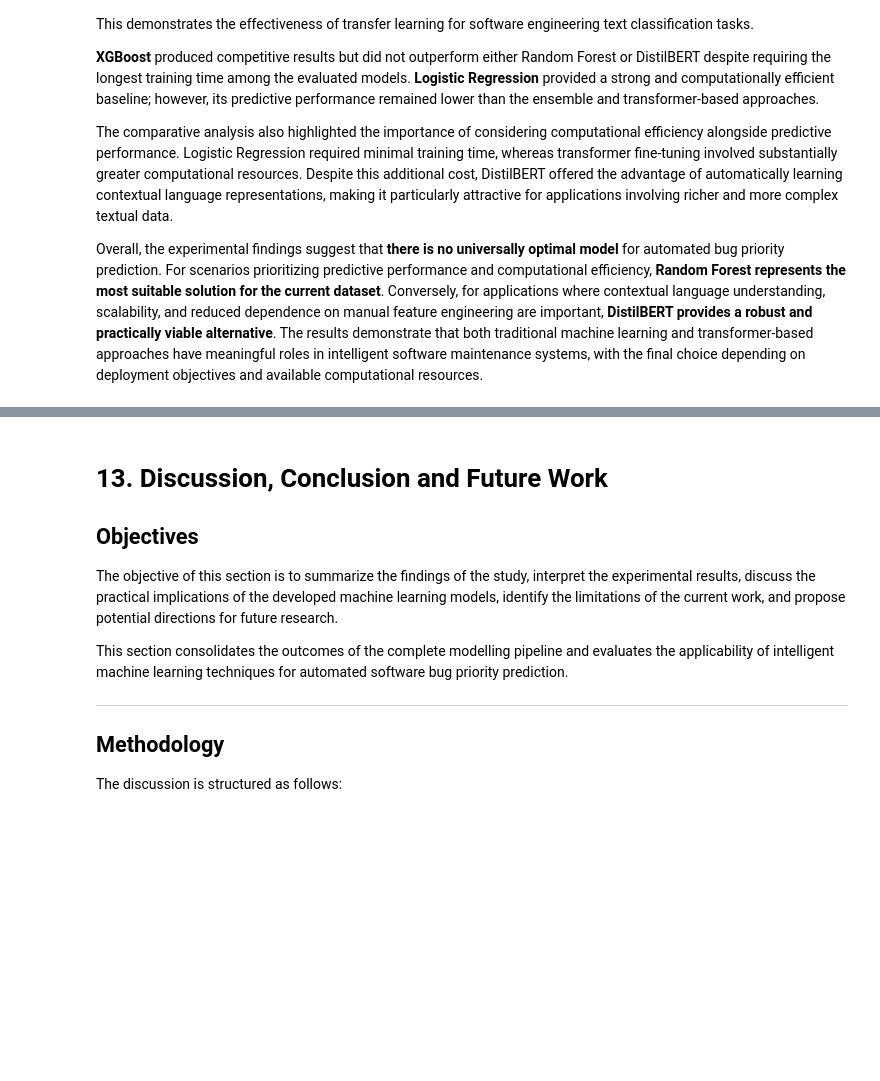
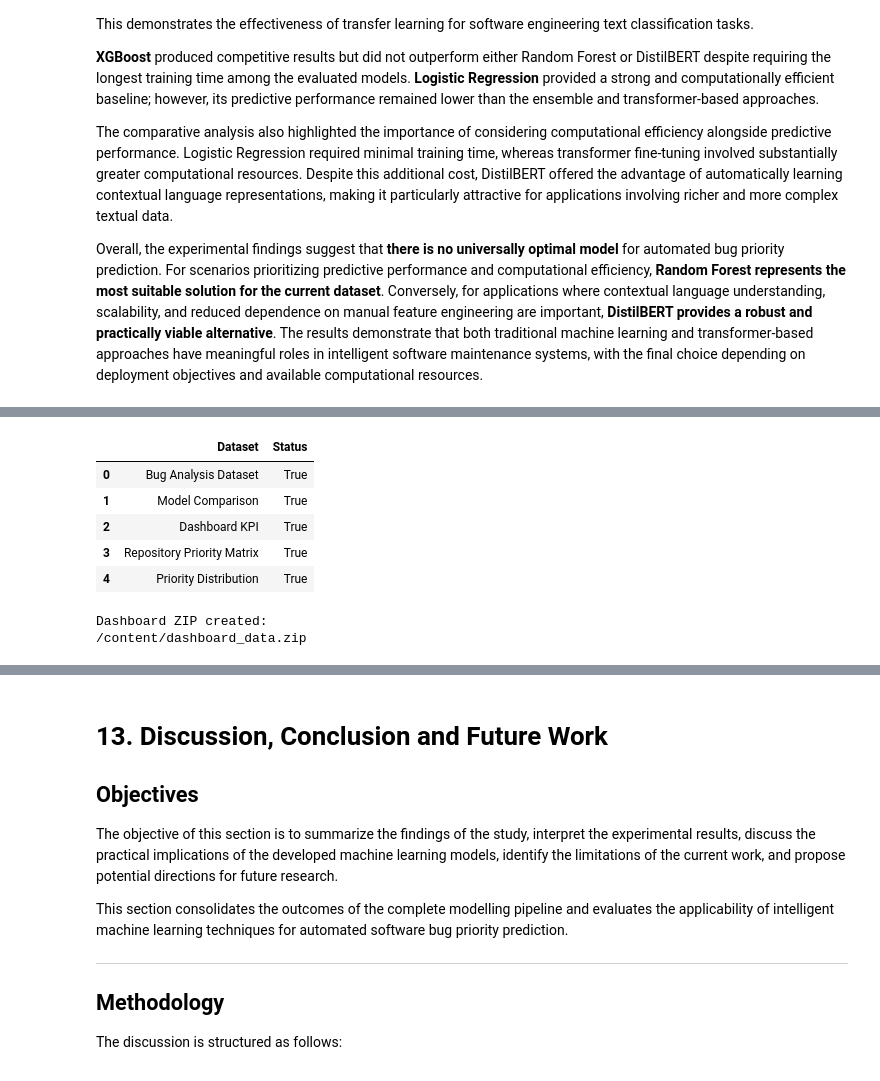
Before and after one commit to SamikshKodgire/AAI-590_CapstoneProject_BugTriaging, a Jupyter notebook: AAI590_CApstoneProject.ipynb, the cells around one changed output, grey strips where cells are left out. Saved outputs shown, nothing was run; the diff lists cells and outputs as text; code cells hidden in the pictures; blank space fills up the shorter version.

```diff
--- a/AAI590_CApstoneProject.ipynb
+++ b/AAI590_CApstoneProject.ipynb
@@ -6564,0 +6755,66 @@ Overall, the experimental findings suggest that **there is no universally optima
+# %%
+# ==========================================================
+# Verify Dashboard Export
+# ==========================================================
+
+dashboard_files = pd.DataFrame({
+
+    "Dataset":[
+
+        "Bug Analysis Dataset",
+
+        "Model Comparison",
+
+        "Dashboard KPI",
+
+        "Repository Priority Matrix",
+
+        "Priority Distribution"
+
+    ],
+
+    "Status":[
+
+        (DASHBOARD_DIR/"bug_analysis_dataset.csv").exists(),
+
+        (DASHBOARD_DIR/"model_comparison.csv").exists(),
+
+        (DASHBOARD_DIR/"dashboard_kpi.csv").exists(),
+
+        (DASHBOARD_DIR/"repository_priority_matrix.csv").exists(),
+
+        (DASHBOARD_DIR/"priority_distribution.csv").exists()
+
+    ]
+
+})
+
+display(dashboard_files)
+# %% [output]
+|  | Dataset | Status |
+| 0 | Bug Analysis Dataset | True |
+| 1 | Model Comparison | True |
+| 2 | Dashboard KPI | True |
+| 3 | Repository Priority Matrix | True |
+| 4 | Priority Distribution | True |
+# %%
+# ==========================================================
+# Create Dashboard ZIP
+# ==========================================================
+
+import shutil
+
+dashboard_zip = shutil.make_archive(
+
+    "/content/dashboard_data",
+
+    "zip",
+
+    DASHBOARD_DIR
+
+)
+
+print(f"Dashboard ZIP created:\n{dashboard_zip}")
+# %% [output]
+Dashboard ZIP created:
+/content/dashboard_data.zip
```
Also changed, not shown: parts of 14 cells of this notebook.
